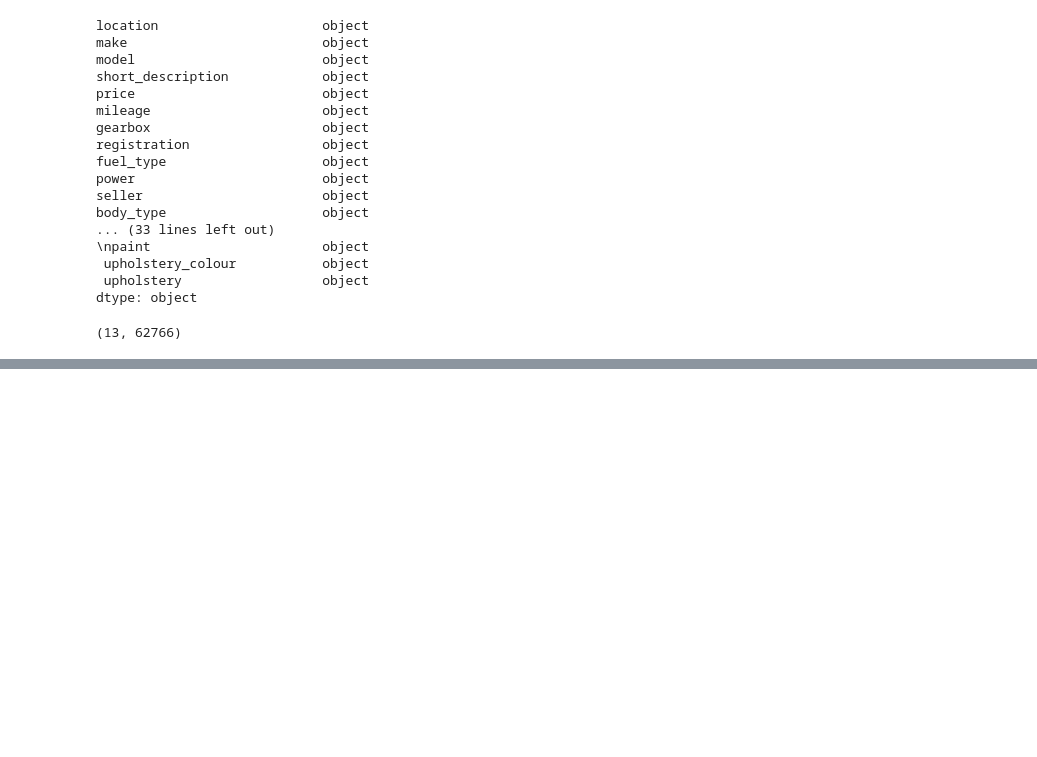
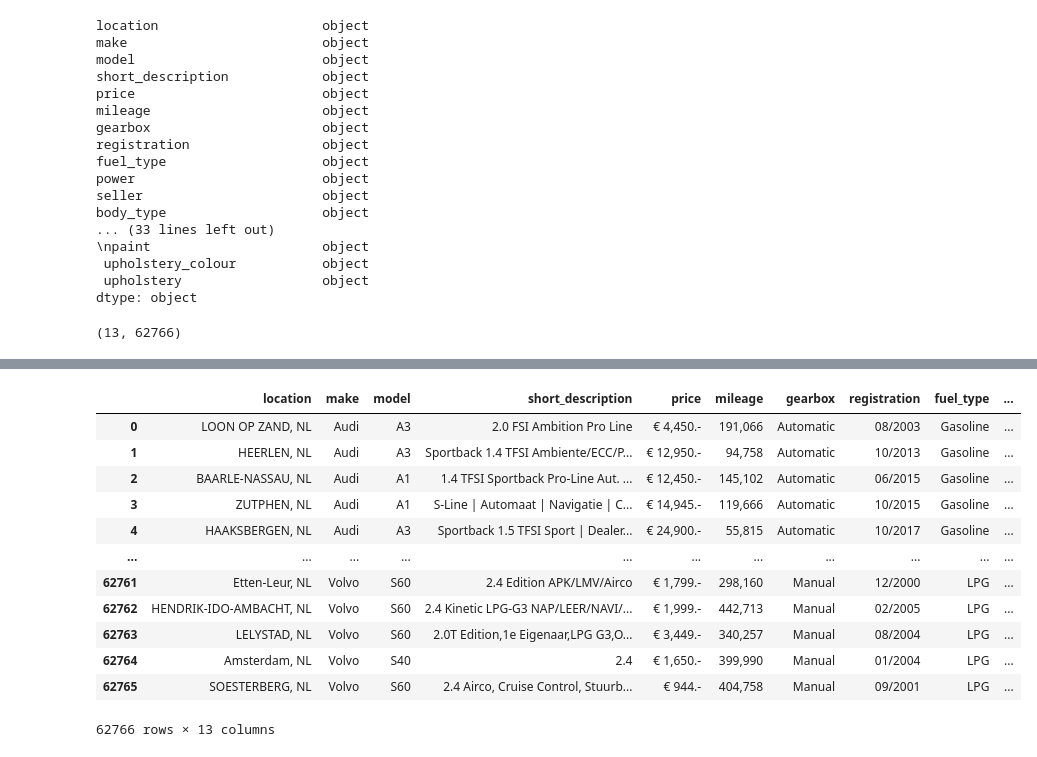
Before and after one commit to alicamoglu/data_Preprocessing, a Jupyter notebook: first13column.ipynb, the cells around one changed output, grey strips where cells are left out. Drawn from its saved outputs; the diff is of its cells as text; code cells hidden in the pictures; blank space fills up the shorter version.

```diff
--- a/first13column.ipynb
+++ b/first13column.ipynb
@@ -473,0 +260,8 @@ df14["make"].isnull().sum()
+# %%
+df14['price'] = df14['price'].str.replace(r"', '\\n'\]\]", "", regex=True)
+# %%
+df14['mileage'] = df14['mileage'].str.replace(r"\['', \[\'| km\'\]\]", "", regex=True)
+# %%
+df14['seller'] = df14['seller'].str.replace(r"\['\\n', \['", "", regex=True)
+# %%
+df14['seller'] = df14['seller'].str.replace(r"\\n'\]\]", "", regex=True)
@@ -473,0 +300,16 @@ df14["make"].isnull().sum()
+# %%
+df14
+# %% [output]
+|  | location | make | model | short_description | price | mileage | gearbox | registration | fuel_type | ... |
+| 0 | LOON OP ZAND, NL | Audi | A3 | 2.0 FSI Ambition Pro Line | € 4,450.- | 191,066 | Automatic | 08/2003 | Gasoline | ... |
+| 1 | HEERLEN, NL | Audi | A3 | Sportback 1.4 TFSI Ambiente/ECC/P... | € 12,950.- | 94,758 | Automatic | 10/2013 | Gasoline | ... |
+| 2 | BAARLE-NASSAU, NL | Audi | A1 | 1.4 TFSI Sportback Pro-Line Aut. ... | € 12,450.- | 145,102 | Automatic | 06/2015 | Gasoline | ... |
+| 3 | ZUTPHEN, NL | Audi | A1 | S-Line | Automaat | Navigatie | C... | € 14,945.- | 119,666 | Automatic | 10/2015 | Gasoline | ... |
+| 4 | HAAKSBERGEN, NL | Audi | A3 | Sportback 1.5 TFSI Sport | Dealer... | € 24,900.- | 55,815 | Automatic | 10/2017 | Gasoline | ... |
+| ... | ... | ... | ... | ... | ... | ... | ... | ... | ... | ... |
+| 62761 | Etten-Leur, NL | Volvo | S60 | 2.4 Edition APK/LMV/Airco | € 1,799.- | 298,160 | Manual | 12/2000 | LPG | ... |
+| 62762 | HENDRIK-IDO-AMBACHT, NL | Volvo | S60 | 2.4 Kinetic LPG-G3 NAP/LEER/NAVI/... | € 1,999.- | 442,713 | Manual | 02/2005 | LPG | ... |
+| 62763 | LELYSTAD, NL | Volvo | S60 | 2.0T Edition,1e Eigenaar,LPG G3,O... | € 3,449.- | 340,257 | Manual | 08/2004 | LPG | ... |
+| 62764 | Amsterdam, NL | Volvo | S40 | 2.4 | € 1,650.- | 399,990 | Manual | 01/2004 | LPG | ... |
+| 62765 | SOESTERBERG, NL | Volvo | S60 | 2.4 Airco, Cruise Control, Stuurb... | € 944.- | 404,758 | Manual | 09/2001 | LPG | ... |
+62766 rows × 13 columns
```
Also changed, not shown: parts of 44 cells of this notebook.
